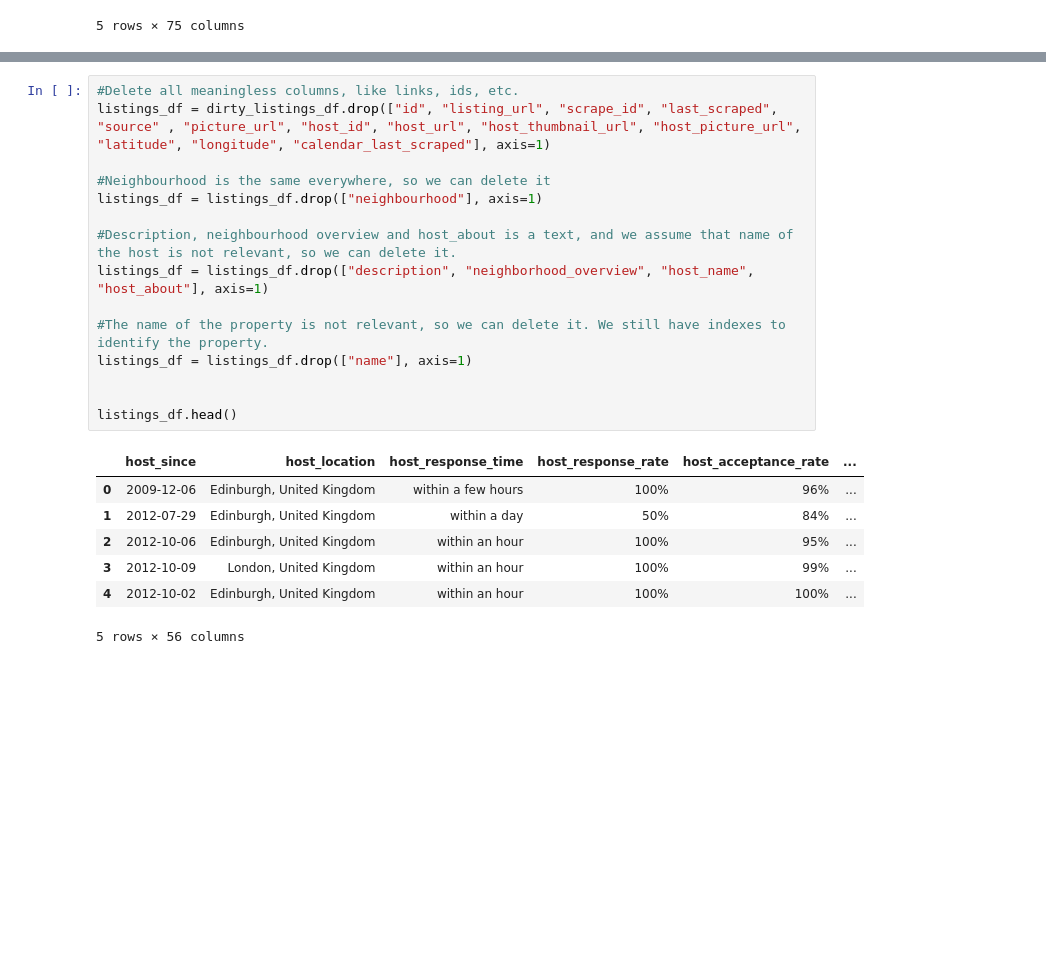
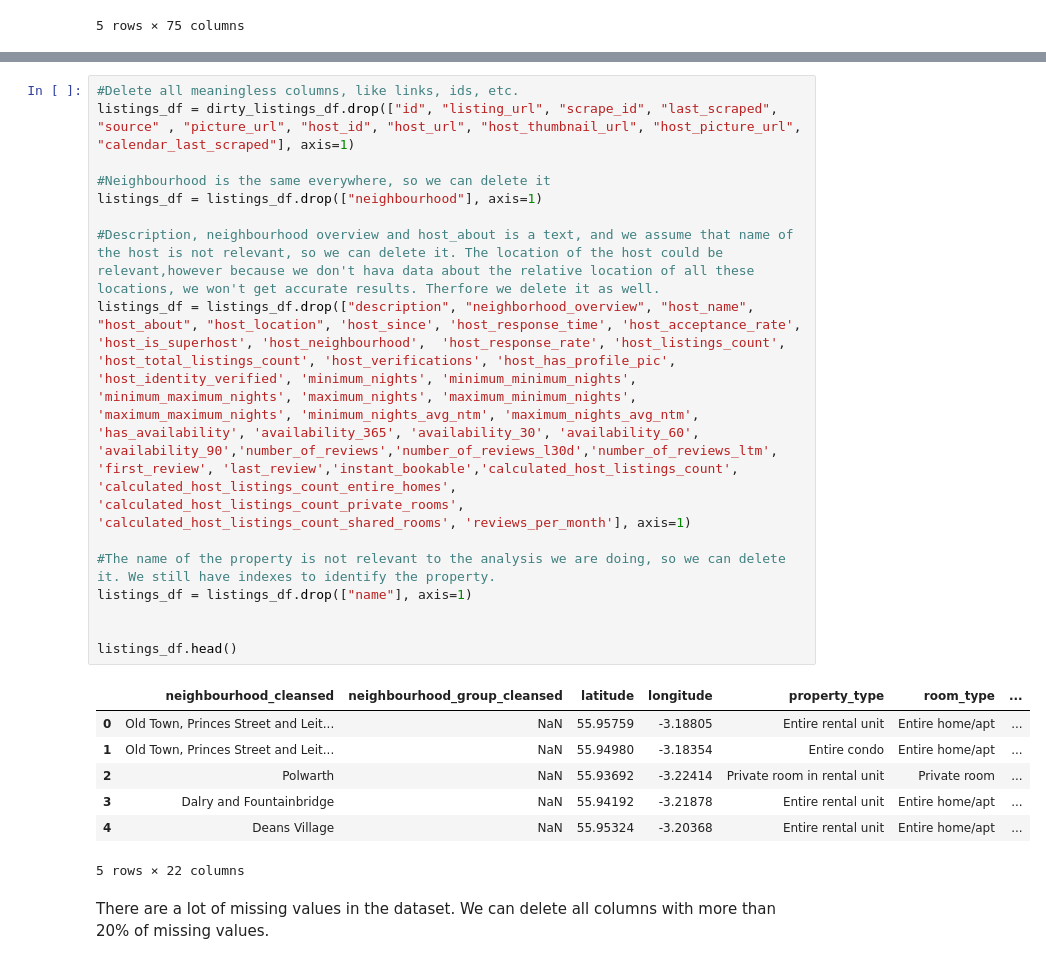
Before and after one commit to pkhudov/Edinburgh_Property_Analysis, a Jupyter notebook: propertyAnalysis.ipynb, the cells around one changed output, grey strips where cells are left out. Drawn from its saved outputs; the diff is of its cells as text; blank space fills up the shorter version.

```diff
--- a/propertyAnalysis.ipynb
+++ b/propertyAnalysis.ipynb
@@ -20,26 +29,28 @@ dirty_listings_df.head()
 # %%
 #Delete all meaningless columns, like links, ids, etc.
-listings_df = dirty_listings_df.drop(["id", "listing_url", "scrape_id", "last_scraped", "source" , "picture_url", "host_id", "host_url", "host_thumbnail_url", "host_picture_url", "latitude", "longitude", "calendar_last_scraped"], axis=1)
+listings_df = dirty_listings_df.drop(["id", "listing_url", "scrape_id", "last_scraped", "source" , "picture_url", "host_id", "host_url", "host_thumbnail_url", "host_picture_url", "calendar_last_scraped"], axis=1)
 
 #Neighbourhood is the same everywhere, so we can delete it
 listings_df = listings_df.drop(["neighbourhood"], axis=1)
 
-#Description, neighbourhood overview and host_about is a text, and we assume that name of the host is not relevant, so we can delete it.
-listings_df = listings_df.drop(["description", "neighborhood_overview", "host_name", "host_about"], axis=1)
+#Description, neighbourhood overview and host_about is a text, and we assume that name of the host is not relevant, so we can delete it. The location of the host could be relevant,however because we don't hava data about the relative location of all these locations, we won't get accurate results. Therfore we delete it as well.
+listings_df = listings_df.drop(["description", "neighborhood_overview", "host_name", "host_about", "host_location", 'host_since', 'host_response_time', 'host_acceptance_rate', 'host_is_superhost', 'host_neighbourhood',  'host_response_rate', 'host_listings_count', 'host_total_listings_count', 'host_verifications', 'host_has_profile_pic', 'host_identity_verified', 'minimum_nights', 'minimum_minimum_nights', 'minimum_maximum_nights', 'maximum_nights', 'maximum_minimum_nights', 'maximum_maximum_nights', 'minimum_nights_avg_ntm', 'maximum_nights_avg_ntm', 'has_availability', 'availability_365', 'availability_30', 'availability_60', 'availability_90','number_of_reviews','number_of_reviews_l30d','number_of_reviews_ltm', 'first_review', 'last_review','instant_bookable','calculated_host_listings_count', 'calculated_host_listings_count_entire_homes', 'calculated_host_listings_count_private_rooms', 'calculated_host_listings_count_shared_rooms', 'reviews_per_month'], axis=1)
 
-#The name of the property is not relevant, so we can delete it. We still have indexes to identify the property.
+#The name of the property is not relevant to the analysis we are doing, so we can delete it. We still have indexes to identify the property.
 listings_df = listings_df.drop(["name"], axis=1)
 
 
 listings_df.head()
 # %% [output]
-|  | host_since | host_location | host_response_time | host_response_rate | host_acceptance_rate | ... |
-| 0 | 2009-12-06 | Edinburgh, United Kingdom | within a few hours | 100% | 96% | ... |
-| 1 | 2012-07-29 | Edinburgh, United Kingdom | within a day | 50% | 84% | ... |
-| 2 | 2012-10-06 | Edinburgh, United Kingdom | within an hour | 100% | 95% | ... |
-| 3 | 2012-10-09 | London, United Kingdom | within an hour | 100% | 99% | ... |
-| 4 | 2012-10-02 | Edinburgh, United Kingdom | within an hour | 100% | 100% | ... |
+|  | neighbourhood_cleansed | neighbourhood_group_cleansed | latitude | longitude | property_type | room_type | ... |
+| 0 | Old Town, Princes Street and Leit... | NaN | 55.95759 | -3.18805 | Entire rental unit | Entire home/apt | ... |
+| 1 | Old Town, Princes Street and Leit... | NaN | 55.94980 | -3.18354 | Entire condo | Entire home/apt | ... |
+| 2 | Polwarth | NaN | 55.93692 | -3.22414 | Private room in rental unit | Private room | ... |
+| 3 | Dalry and Fountainbridge | NaN | 55.94192 | -3.21878 | Entire rental unit | Entire home/apt | ... |
+| 4 | Deans Village | NaN | 55.95324 | -3.20368 | Entire rental unit | Entire home/apt | ... |
-5 rows × 56 columns
+5 rows × 22 columns
+# %% [markdown]
+There are a lot of missing values in the dataset. We can delete all columns with more than 20% of missing values.
 # %%
 #Delete all columns with more than 20% of missing values
 listings_df = listings_df.dropna(thresh=len(listings_df) * 0.8, axis=1)
```
Also changed, not shown: parts of 46 cells of this notebook.
